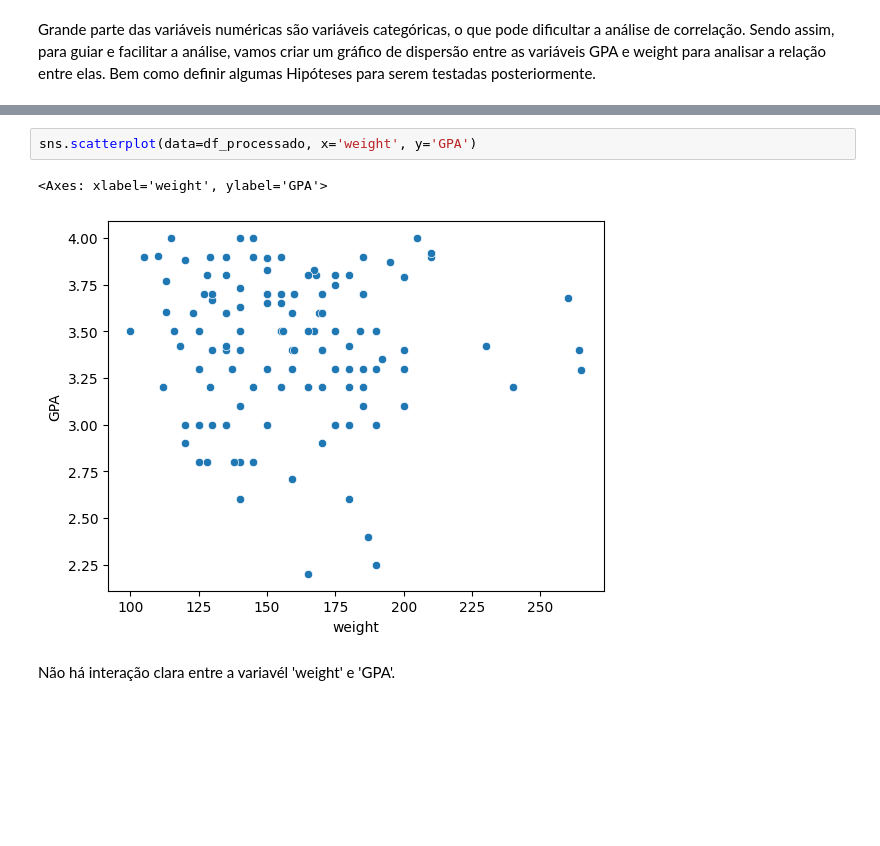
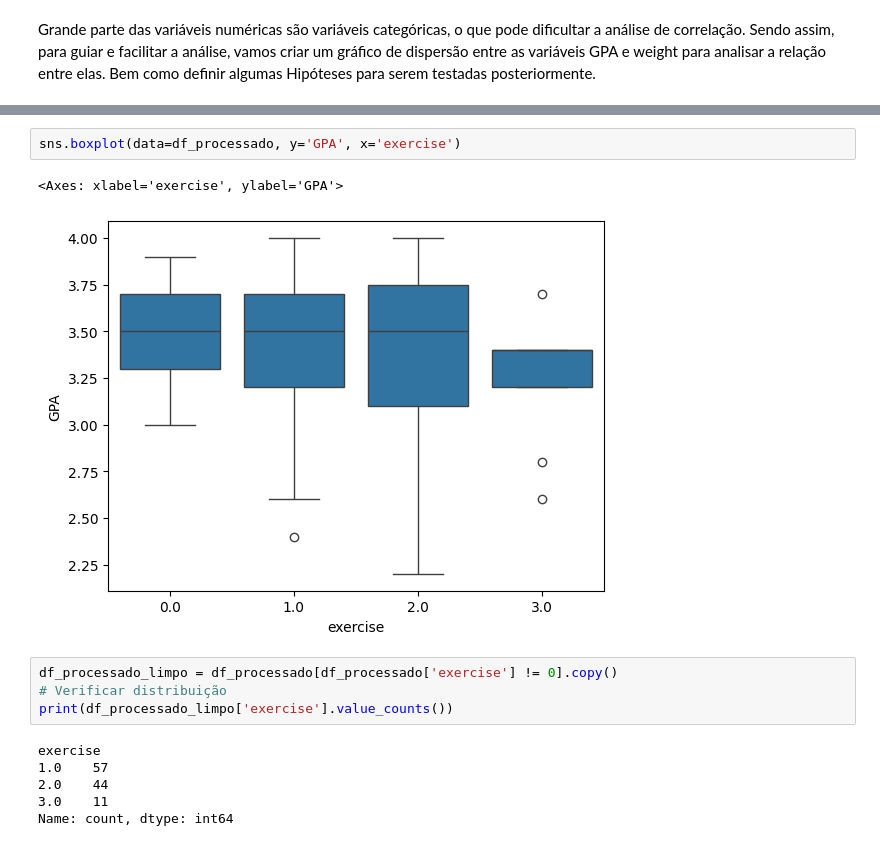
Before and after one commit to JhonasVoc/food_choice_projeto_1, a Jupyter notebook: notebooks/EDA.ipynb, the cells around one changed output, grey strips where cells are left out. Drawn from its saved outputs; the diff is of its cells as text; blank space fills up the shorter version.

```diff
--- a/notebooks/EDA.ipynb
+++ b/notebooks/EDA.ipynb
@@ -469,7 +480,15 @@ Bem como definir algumas Hipóteses para serem testadas posteriormente.
 # %%
-sns.scatterplot(data=df_processado, x='weight', y='GPA')
+sns.boxplot(data=df_processado, y='GPA', x='exercise')
 # %% [output]
-<Axes: xlabel='weight', ylabel='GPA'>
+<Axes: xlabel='exercise', ylabel='GPA'>
-[figure, old version]
+[figure, new version]
-# %% [markdown]
-Não há interação clara entre a variavél 'weight' e 'GPA'.
+# %%
+df_processado_limpo = df_processado[df_processado['exercise'] != 0].copy()
+# Verificar distribuição
+print(df_processado_limpo['exercise'].value_counts())
+# %% [output]
+exercise
+1.0    57
+2.0    44
+3.0    11
+Name: count, dtype: int64
```
Also changed, not shown: parts of 25 cells of this notebook, 4 other files.
